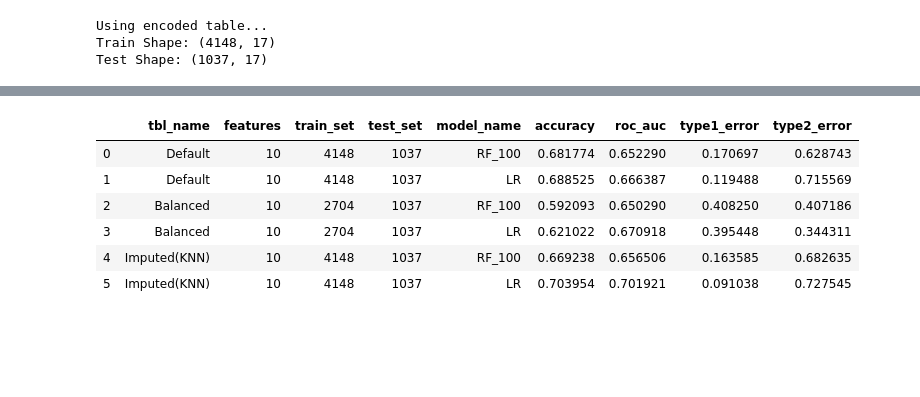
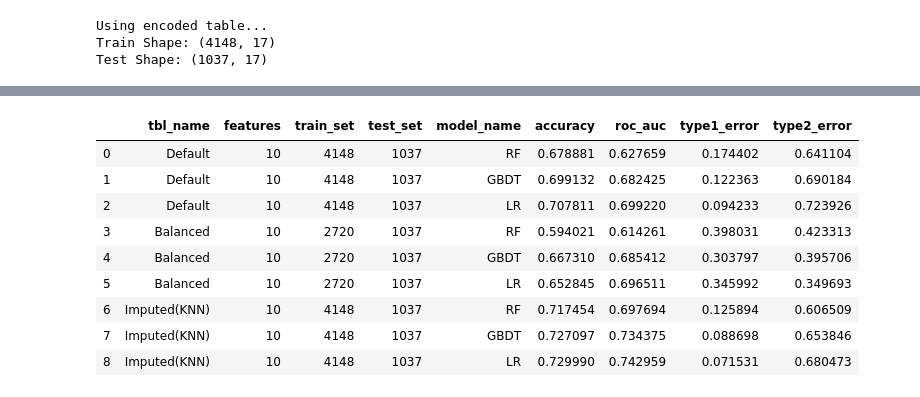
Before and after one commit to Data-Intelligence-Bootcamp/KaggleDS, a Jupyter notebook: kaggle-dsml-survey-2017-ML.ipynb, the cells around one changed output, grey strips where cells are left out. Drawn from its saved outputs; the diff is of its cells as text; code cells hidden in the pictures; blank space fills up the shorter version.

```diff
--- a/kaggle-dsml-survey-2017-ML.ipynb
+++ b/kaggle-dsml-survey-2017-ML.ipynb
@@ -253,23 +224,31 @@ len(mt.train), len(mt_b.train), len(mt_i.train)
 # %%
+reload(mb)
 mlb = mb.MLBench()
 
 from sklearn.ensemble import RandomForestClassifier
+from sklearn.ensemble import GradientBoostingClassifier
+from sklearn.neural_network import MLPClassifier
 from sklearn.linear_model import LogisticRegression
 
 mlb.add_table(mt)
 mlb.add_table(mt_b)
 mlb.add_table(mt_i)
-# mlb.add_model(mb.MLModel("RF_10", RandomForestClassifier(n_estimators=10)))
-mlb.add_model(mb.MLModel("RF_100", RandomForestClassifier(n_estimators=100)))
+mlb.add_model(mb.MLModel("RF", RandomForestClassifier()))
+mlb.add_model(mb.MLModel("GBDT", GradientBoostingClassifier()))
+# mlb.add_model(mb.MLModel("MLP", MLPClassifier(max_iter=500)))
 mlb.add_model(mb.MLModel("LR", LogisticRegression(solver='liblinear')))
 # %%
 mlb.train_batch()
-mlb.evaluate_batch()
+df_e = mlb.evaluate_batch()
+df_e
 # %% [output]
 |  | tbl_name | features | train_set | test_set | model_name | accuracy | roc_auc | type1_error | type2_error |
-| 0 | Default | 10 | 4148 | 1037 | RF_100 | 0.681774 | 0.652290 | 0.170697 | 0.628743 |
-| 1 | Default | 10 | 4148 | 1037 | LR | 0.688525 | 0.666387 | 0.119488 | 0.715569 |
-| 2 | Balanced | 10 | 2704 | 1037 | RF_100 | 0.592093 | 0.650290 | 0.408250 | 0.407186 |
-| 3 | Balanced | 10 | 2704 | 1037 | LR | 0.621022 | 0.670918 | 0.395448 | 0.344311 |
-| 4 | Imputed(KNN) | 10 | 4148 | 1037 | RF_100 | 0.669238 | 0.656506 | 0.163585 | 0.682635 |
-| 5 | Imputed(KNN) | 10 | 4148 | 1037 | LR | 0.703954 | 0.701921 | 0.091038 | 0.727545 |
+| 0 | Default | 10 | 4148 | 1037 | RF | 0.678881 | 0.627659 | 0.174402 | 0.641104 |
+| 1 | Default | 10 | 4148 | 1037 | GBDT | 0.699132 | 0.682425 | 0.122363 | 0.690184 |
+| 2 | Default | 10 | 4148 | 1037 | LR | 0.707811 | 0.699220 | 0.094233 | 0.723926 |
+| 3 | Balanced | 10 | 2720 | 1037 | RF | 0.594021 | 0.614261 | 0.398031 | 0.423313 |
+| 4 | Balanced | 10 | 2720 | 1037 | GBDT | 0.667310 | 0.685412 | 0.303797 | 0.395706 |
+| 5 | Balanced | 10 | 2720 | 1037 | LR | 0.652845 | 0.696511 | 0.345992 | 0.349693 |
+| 6 | Imputed(KNN) | 10 | 4148 | 1037 | RF | 0.717454 | 0.697694 | 0.125894 | 0.606509 |
+| 7 | Imputed(KNN) | 10 | 4148 | 1037 | GBDT | 0.727097 | 0.734375 | 0.088698 | 0.653846 |
+| 8 | Imputed(KNN) | 10 | 4148 | 1037 | LR | 0.729990 | 0.742959 | 0.071531 | 0.680473 |
```
Also changed, not shown: parts of 11 cells of this notebook, 1 other file.
